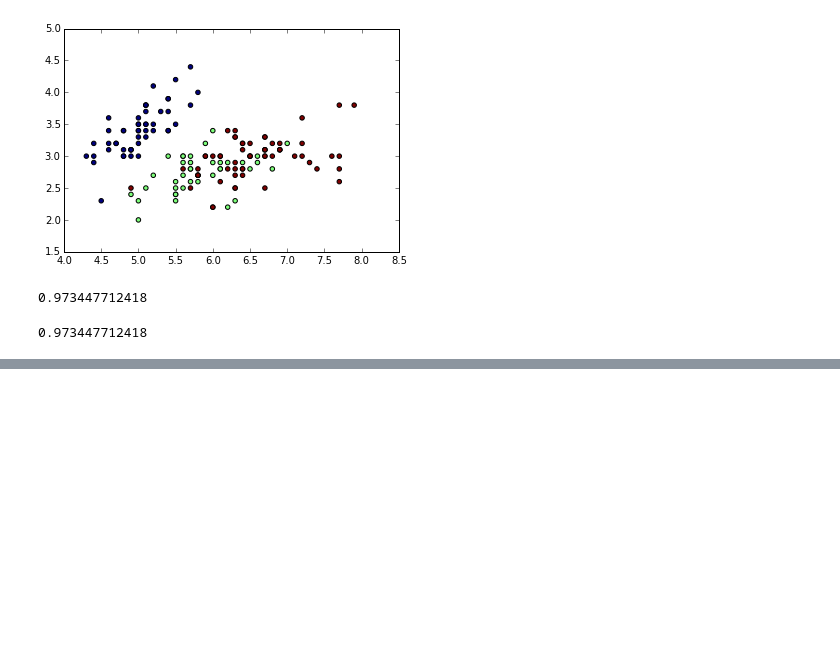
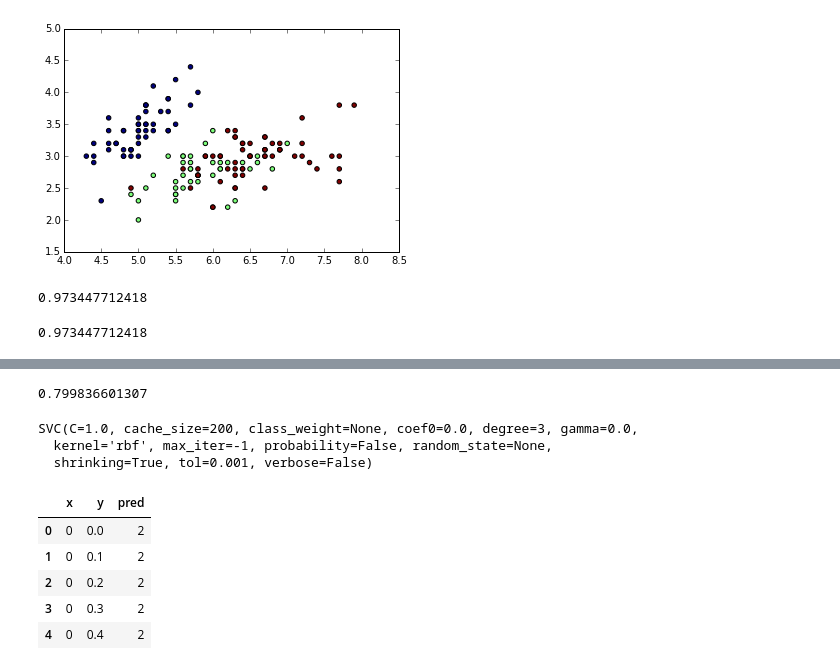
Before and after one commit to efraccaroli/support-vector-machines, a Jupyter notebook: SVM_Iris_example.ipynb, the cells around one changed output, grey strips where cells are left out. Saved outputs shown, nothing was run; the diff lists cells and outputs as text; code cells hidden in the pictures; blank space fills up the shorter version.

```diff
--- a/SVM_Iris_example.ipynb
+++ b/SVM_Iris_example.ipynb
@@ -40,0 +66,6 @@ print cross_val_score(clf, X, Y, scoring = 'accuracy').mean()
+# %%
+print cross_val_score(clf, X2, Y, scoring = 'accuracy').mean()
+
+# 80% accuracy with only two features - pretty good
+# %% [output]
+0.799836601307
@@ -40,0 +75,6 @@ print cross_val_score(clf, X, Y, scoring = 'accuracy').mean()
+# %%
+clf2.fit(X2, Y)
+# %% [output]
+SVC(C=1.0, cache_size=200, class_weight=None, coef0=0.0, degree=3, gamma=0.0,
+  kernel='rbf', max_iter=-1, probability=False, random_state=None,
+  shrinking=True, tol=0.001, verbose=False)
@@ -40,0 +94,2 @@ print cross_val_score(clf, X, Y, scoring = 'accuracy').mean()
+# %%
+p1 = clf2.predict(df)
@@ -40,0 +102,9 @@ print cross_val_score(clf, X, Y, scoring = 'accuracy').mean()
+# %%
+df2.head()
+# %% [output]
+|  | x | y | pred |
+| 0 | 0 | 0.0 | 2 |
+| 1 | 0 | 0.1 | 2 |
+| 2 | 0 | 0.2 | 2 |
+| 3 | 0 | 0.3 | 2 |
+| 4 | 0 | 0.4 | 2 |
```
Also changed, not shown: parts of 19 cells of this notebook, 1 other file.
